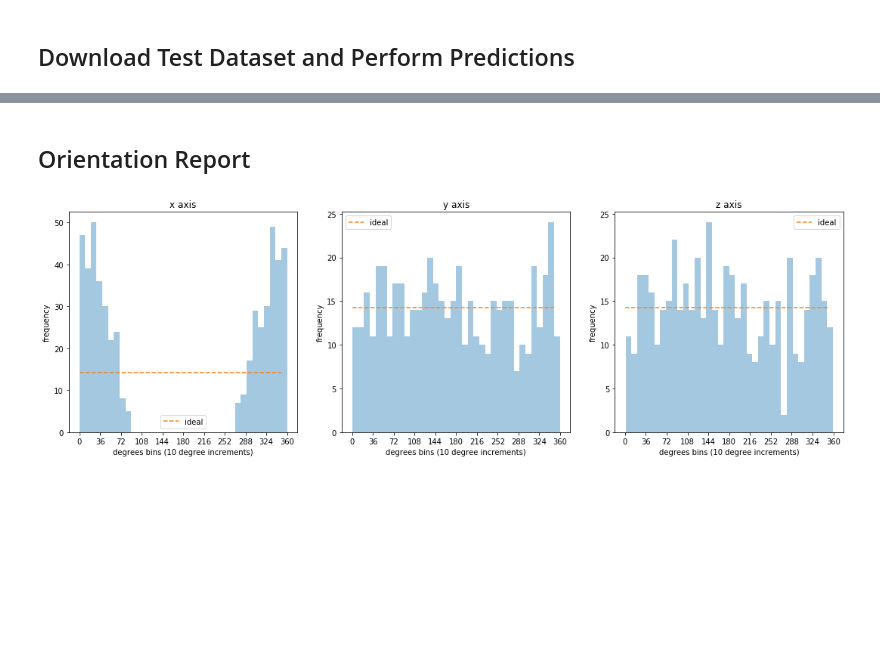
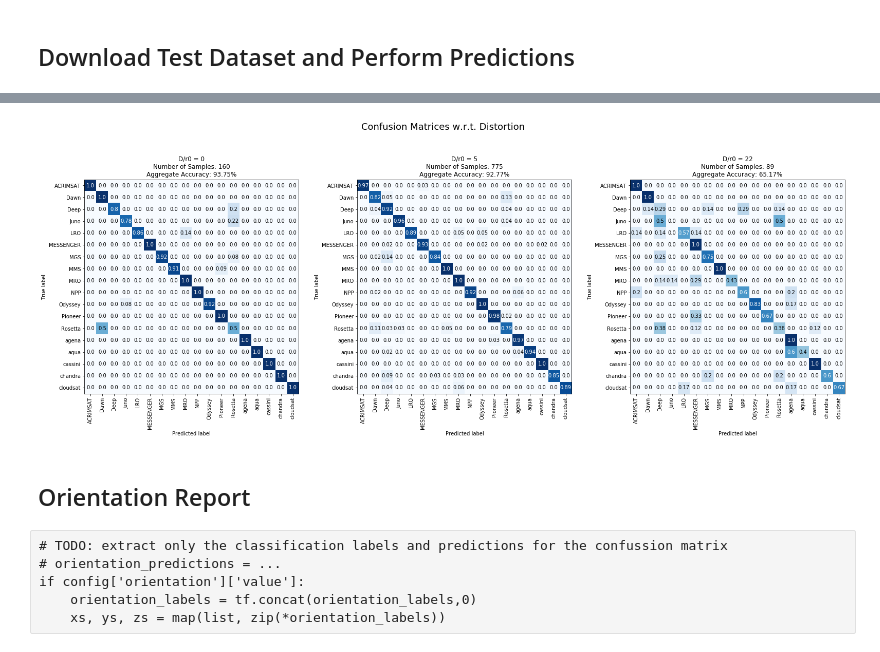
Before and after one commit to RosenblattAI/kolmogorov, a Jupyter notebook: model/evaluation.ipynb, the cells around one changed output, grey strips where cells are left out. Cells and saved outputs as stored; diff of their text form; code cells hidden in the pictures; blank space fills up the shorter version.

```diff
--- a/model/evaluation.ipynb
+++ b/model/evaluation.ipynb
@@ -360,2 +349,29 @@ plt.show()
+# %%
+distortion_levels = np.unique(distortion_labels)
+fig, axes = plt.subplots(1, len(distortion_levels), figsize=(22,22))
+fig.suptitle('Confusion Matrices w.r.t. Distortion', fontsize=18)
+for ax, dl in zip(axes.flatten(), distortion_levels):
+    cl = class_labels[distortion_lables == dl]
+    cp = class_predictions[distortion_lables == dl]
+    cl = np.argmax(cl, axis=1)
+    cp = np.argmax(cp, axis=1)
+    num_samples = cl.shape[0]
+    accuracy = np.sum(cl == cp)/num_samples
+    plot_confusion_matrix(
+        np.array(test_ds_gen.classes)[cl],
+        np.array(test_ds_gen.classes)[cp],
+        labels=test_ds_gen.classes,
+        x_tick_rotation=90,
+        normalize=True,
+        ax=ax
+    )
+    cb = ax.images[0].colorbar
+    cb.remove()
+    ax.title.set_text(f'D/r0 = {int(dl)}\nNumber of Samples: {num_samples}\nAggregate Accuracy: {round(accuracy*100,2)}%')
+plt.tight_layout(w_pad=3.0, h_pad=0.0)
+fig.subplots_adjust(top=1.55)
+plt.show()
+# %% [output]
+[figure, added]
 # %% [markdown]
 ## Orientation Report
@@ -367,16 +377,0 @@ xs, ys, zs = map(list, zip(*orientation_labels))
-# %%
-fig, axes = plt.subplots(nrows=1, ncols=3)
-fig.set_figheight(5)
-fig.set_figwidth(15)
-for ax, (k,v) in zip(axes.flatten(), {'x axis':xs, 'y axis':ys, 'z axis':zs}.items()):
-    ax.set_title(k)
-    sns.distplot(v, bins=36, ax=ax, kde=False)
-    ax.set_xlabel('degrees bins (10 degree increments)')
-    ax.set_ylabel('frequency')
-    ax.set_xticks(np.arange(0,361,36))
-    ax.plot(np.arange(0,360,10), [len(v)/36]*36, linestyle='--', label='ideal')
-    ax.legend()
-fig.tight_layout(w_pad=2.5)
-plt.show()
-# %% [output]
-[figure, removed]
@@ -385,0 +378,6 @@ plt.show()
+# %% [raw]
+# TODO: extract only the classification labels and predictions for the confussion matrix
+# orientation_predictions = ...
+if config['orientation']['value']:
+    orientation_labels = tf.concat(orientation_labels,0)
+    xs, ys, zs = map(list, zip(*orientation_labels))
```
Also changed, not shown: parts of 74 cells of this notebook.
